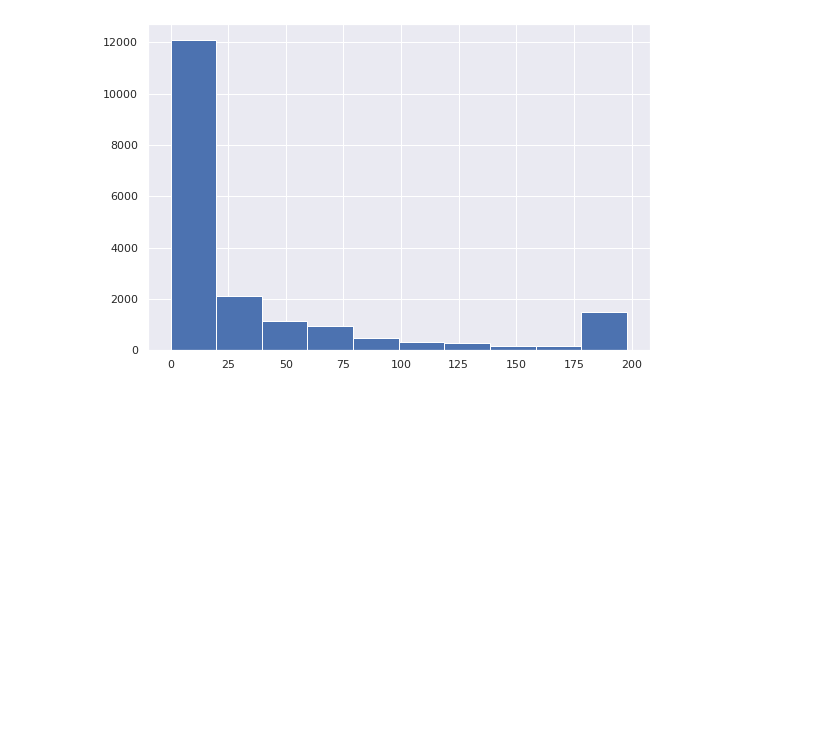
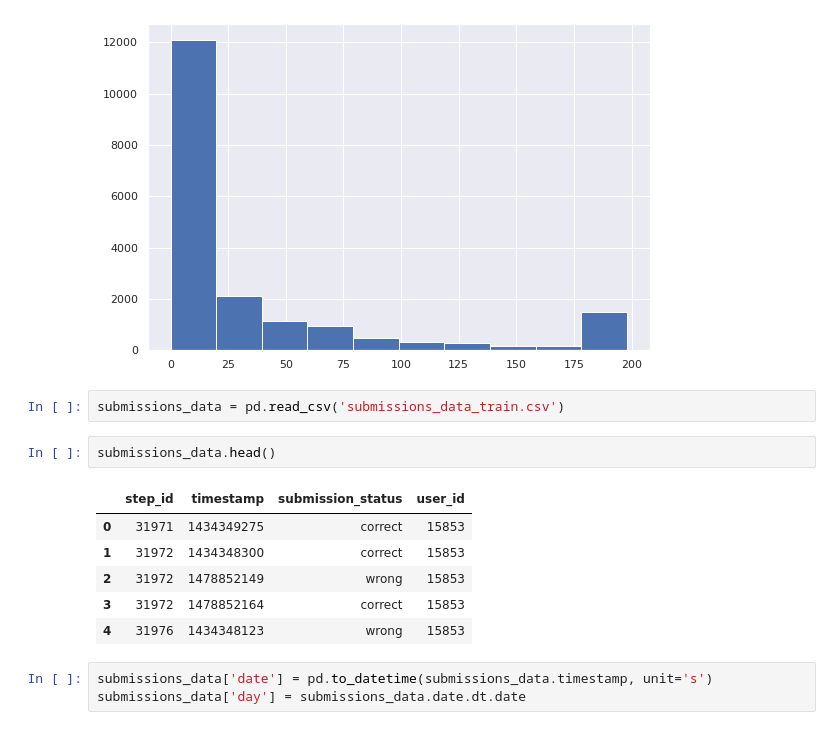
Before and after one commit to kmarenov/stepik_ML_DS_intro, a Jupyter notebook: stepik_ml_contest.ipynb, the cells around one changed output. Saved outputs shown, nothing was run; the diff lists cells and outputs as text; blank space fills up the shorter version.

```diff
--- a/stepik_ml_contest.ipynb
+++ b/stepik_ml_contest.ipynb
@@ -81,3 +81,17 @@ events_data.pivot_table(index='user_id',
 # %% [output]
 <AxesSubplot:>
 [figure]
+# %%
+submissions_data = pd.read_csv('submissions_data_train.csv')
+# %%
+submissions_data.head()
+# %% [output]
+|  | step_id | timestamp | submission_status | user_id |
+| 0 | 31971 | 1434349275 | correct | 15853 |
+| 1 | 31972 | 1434348300 | correct | 15853 |
+| 2 | 31972 | 1478852149 | wrong | 15853 |
+| 3 | 31972 | 1478852164 | correct | 15853 |
+| 4 | 31976 | 1434348123 | wrong | 15853 |
+# %%
+submissions_data['date'] = pd.to_datetime(submissions_data.timestamp, unit='s')
+submissions_data['day'] = submissions_data.date.dt.date
```
Also changed, not shown: parts of 1 cell of this notebook.
